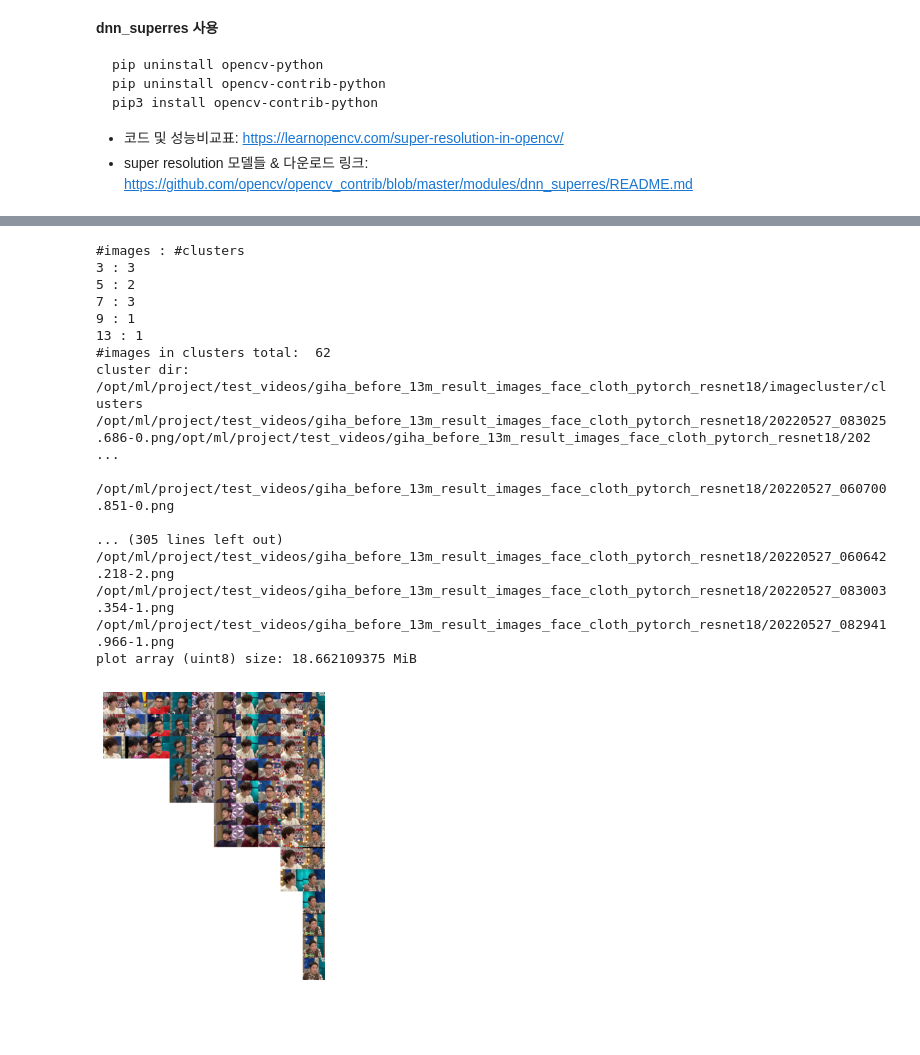
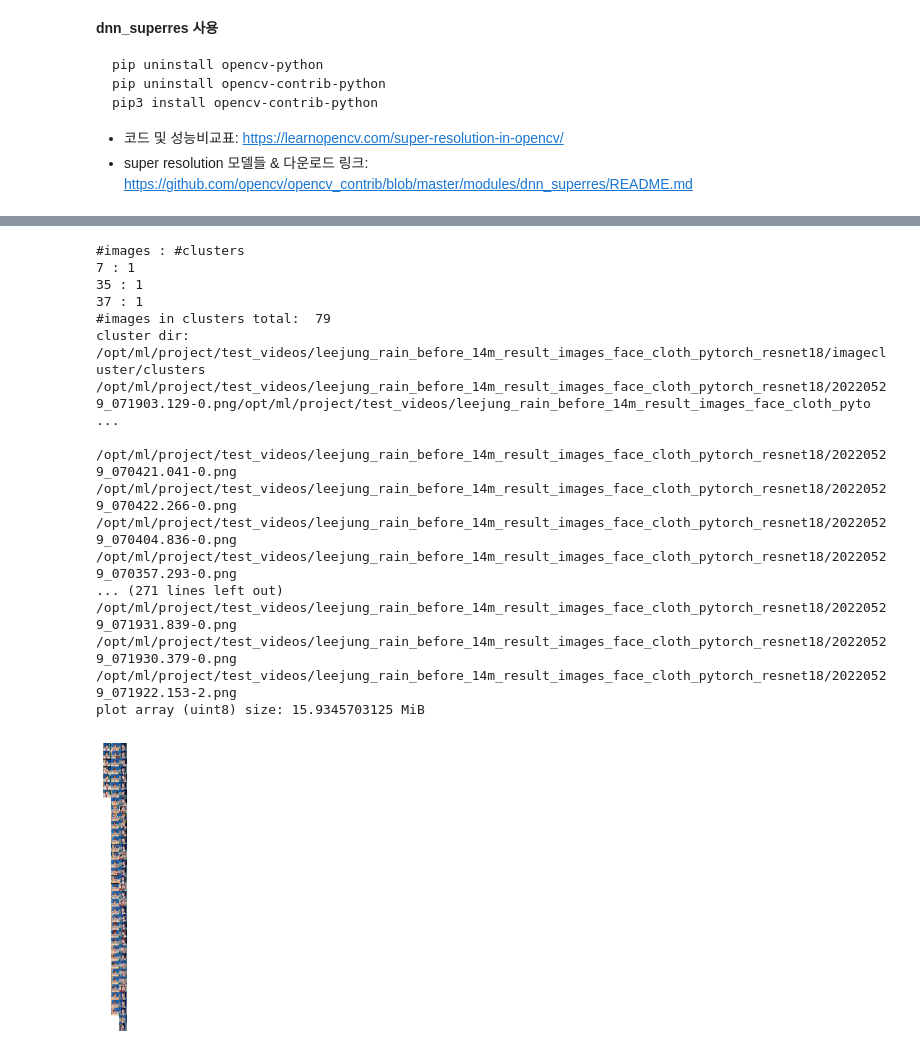
Before and after one commit to boostcampaitech3/final-project-level3-cv-10, a Jupyter notebook: imagecluster/person_clustering.ipynb, the cells around one changed output, grey strips where cells are left out. Cells and saved outputs as stored; diff of their text form; code cells hidden in the pictures; blank space fills up the shorter version.

```diff
--- a/imagecluster/person_clustering.ipynb
+++ b/imagecluster/person_clustering.ipynb
@@ -46,8 +46,19 @@ def seed_everything(seed: int = 42):
 seed_everything(79)
 # %% [markdown]
 ## Extract frame from video and save as images
+# %%
+video_paths = {
+    0: "/opt/ml/project/test_videos/leejung_rain_before_14m.mp4",
+    1: "/opt/ml/project/test_videos/giha_before_13m.mp4",
+    2: "/opt/ml/project/test_videos/dongmin_before_15m.mp4",
+    3: "/opt/ml/project/test_videos/KakaoTalk_20220526_162306287.mp4",
+    4: "/opt/ml/project/test_videos/KakaoTalk_20220526_162432101.mp4",
+    5: "/opt/ml/project/test_videos/KakaoTalk_20220526_162549989.mp4",
+}
 # %%
-filepath = '/opt/ml/project/test_videos/giha_before_13m.mp4'
+file_num = 5
+
+filepath = video_paths[file_num]
 video = cv2.VideoCapture(filepath)
 
 assert video.isOpened(), f"Could not Open : {filepath}"
@@ -70,7 +81,7 @@ fps : 23.999999665848698
 # %%
 # 변수 설정
 frame_id = 0
-capture_interval = 2 * int(round(fps)) # n초 간격 프레임 캡쳐
+capture_interval = 3 * int(round(fps)) # n초 간격 프레임 캡쳐
 stop = 300 # 0 초과의 정수 지정 시 n 초 까지만 영상 실행
 skip = 0 # 초반 n 초 skip
 capture_cnt = 60 # 몇 장의 frame을 capture 할 지
@@ -177,3 +188,3 @@ Captured frames :  6192
 # %%
-filepath = '/opt/ml/project/test_videos/giha_before_13m.mp4'
+filepath = video_paths[file_num]
 result_dir = filepath[:-4] + '_result_images_face_cloth_pytorch_resnet18'
@@ -180,30 +193,30 @@ result_dir = filepath[:-4] + '_result_images_face_cloth_pytorch_resnet18'
 # %%
 # 클러스터링(fingerprints) 후 결과 출력
-clusters = calc.cluster(fingerprints, sim=0.55, min_csize=3) # 높일수록 엄격하게
+clusters = calc.cluster(fingerprints, sim=0.62, method='single', min_csize=3) # 높일수록 엄격하게
 
 postproc.make_links(clusters, os.path.join(result_dir, 'imagecluster/clusters'))
 
 images = icio.read_images(result_dir, size=(224,224))
 
 fig, ax = postproc.plot_clusters(clusters, images)
 fig.savefig(os.path.join(result_dir, 'imagecluster/_cluster.png'))
 postproc.plt.show()
 # %% [output]
 #images : #clusters
-3 : 3
-5 : 2
-7 : 3
-9 : 1
-13 : 1
-#images in clusters total:  62
-cluster dir: /opt/ml/project/test_videos/giha_before_13m_result_images_face_cloth_pytorch_resnet18/imagecluster/clusters
-/opt/ml/project/test_videos/giha_before_13m_result_images_face_cloth_pytorch_resnet18/20220527_083025.686-0.png/opt/ml/project/test_videos/giha_before_13m_result_images_face_cloth_pytorch_resnet18/202 ...
+7 : 1
+35 : 1
+37 : 1
+#images in clusters total:  79
+cluster dir: /opt/ml/project/test_videos/leejung_rain_before_14m_result_images_face_cloth_pytorch_resnet18/imagecluster/clusters
+/opt/ml/project/test_videos/leejung_rain_before_14m_result_images_face_cloth_pytorch_resnet18/20220529_071903.129-0.png/opt/ml/project/test_videos/leejung_rain_before_14m_result_images_face_cloth_pyto ...
 
-/opt/ml/project/test_videos/giha_before_13m_result_images_face_cloth_pytorch_resnet18/20220527_060700.851-0.png
-
-... (305 lines left out)
-/opt/ml/project/test_videos/giha_before_13m_result_images_face_cloth_pytorch_resnet18/20220527_060642.218-2.png
-/opt/ml/project/test_videos/giha_before_13m_result_images_face_cloth_pytorch_resnet18/20220527_083003.354-1.png
-/opt/ml/project/test_videos/giha_before_13m_result_images_face_cloth_pytorch_resnet18/20220527_082941.966-1.png
-plot array (uint8) size: 18.662109375 MiB
+/opt/ml/project/test_videos/leejung_rain_before_14m_result_images_face_cloth_pytorch_resnet18/20220529_070421.041-0.png
+/opt/ml/project/test_videos/leejung_rain_before_14m_result_images_face_cloth_pytorch_resnet18/20220529_070422.266-0.png
+/opt/ml/project/test_videos/leejung_rain_before_14m_result_images_face_cloth_pytorch_resnet18/20220529_070404.836-0.png
+/opt/ml/project/test_videos/leejung_rain_before_14m_result_images_face_cloth_pytorch_resnet18/20220529_070357.293-0.png
+... (271 lines left out)
+/opt/ml/project/test_videos/leejung_rain_before_14m_result_images_face_cloth_pytorch_resnet18/20220529_071931.839-0.png
+/opt/ml/project/test_videos/leejung_rain_before_14m_result_images_face_cloth_pytorch_resnet18/20220529_071930.379-0.png
+/opt/ml/project/test_videos/leejung_rain_before_14m_result_images_face_cloth_pytorch_resnet18/20220529_071922.153-2.png
+plot array (uint8) size: 15.9345703125 MiB
-[figure, old version]
+[figure, new version]
```
Also changed, not shown: parts of 3 cells of this notebook, 3 other files.
